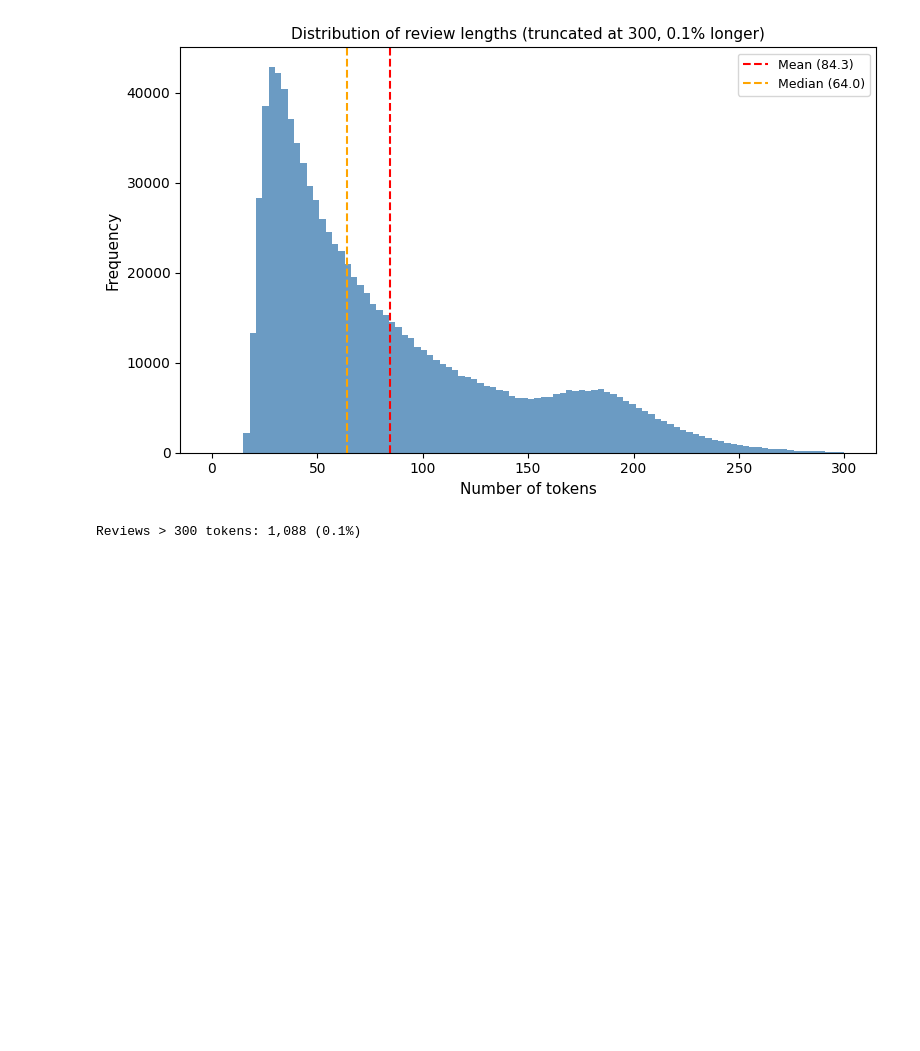
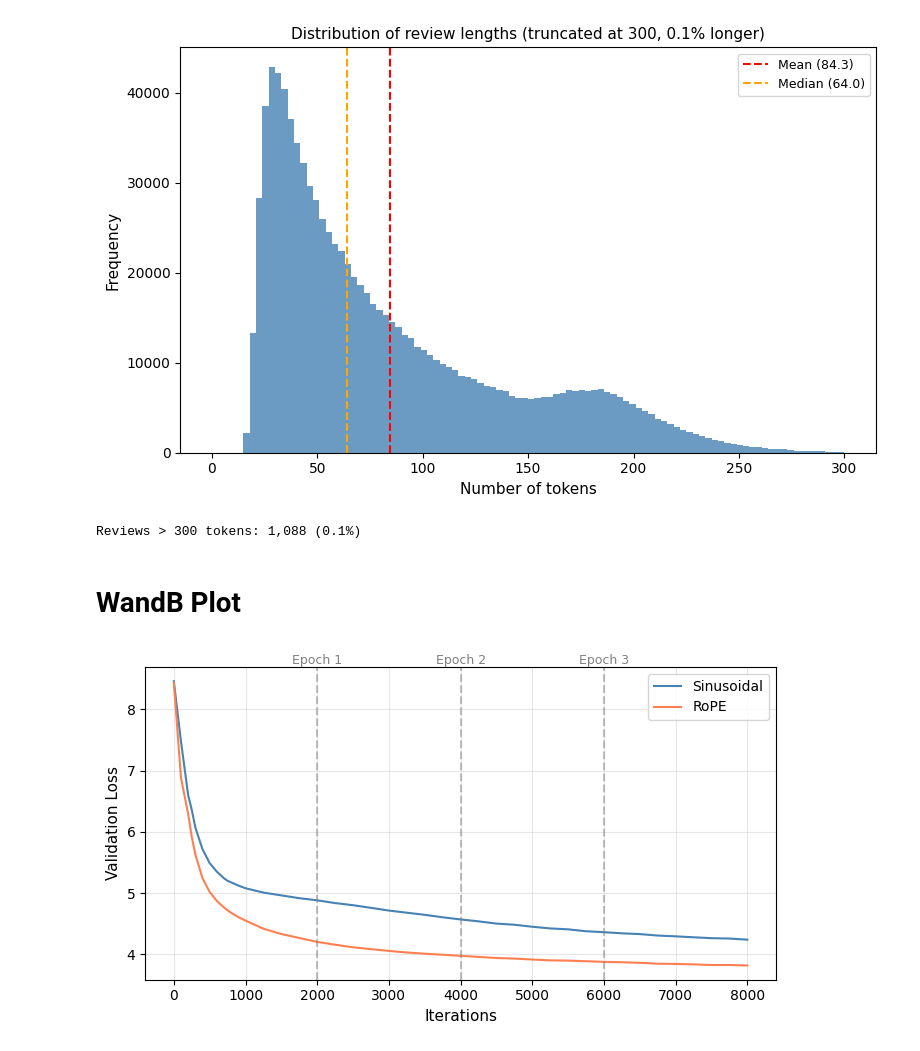
Before and after one commit to hurryman42/The-TruFiTi-Group, a Jupyter notebook: reading_models.ipynb, the cells around one changed output. Drawn from its saved outputs; the diff is of its cells as text; code cells hidden in the pictures; blank space fills up the shorter version.

```diff
--- a/reading_models.ipynb
+++ b/reading_models.ipynb
@@ -254,3 +254,40 @@ print(f"Reviews > 300 tokens: {over_300:,} ({pct_over_300:.1f}%)")
 # %% [output]
 [figure]
 Reviews > 300 tokens: 1,088 (0.1%)
+# %% [markdown]
+# WandB Plot
+# %%
+import wandb
+
+# wandb.login(key="API KEY")
+api = wandb.Api()
+run_rope = api.run("/the-trufiti-group/film-critic-lm/runs/deue2mg6")
+run_sinusoidal = api.run("/the-trufiti-group/film-critic-lm/runs/3srngmw6")
+
+history_rope = run_rope.history()
+history_sinusoidal = run_sinusoidal.history()
+# %%
+fig, ax = plt.subplots(figsize=(7, 4))
+
+ax.plot(
+    history_sinusoidal["_step"], history_sinusoidal["val_loss"], label="Sinusoidal", color="steelblue", linewidth=1.5
+)
+ax.plot(history_rope["_step"], history_rope["val_loss"], label="RoPE", color="coral", linewidth=1.5)
+
+max_iter = max(history_rope["_step"].max(), history_sinusoidal["_step"].max())
+epoch_iters = range(2000, int(max_iter) + 1, 2000)
+
+for i, epoch_iter in enumerate(epoch_iters, start=1):
+    ax.axvline(x=epoch_iter, color="gray", linestyle="--", alpha=0.5)
+    ax.text(epoch_iter, ax.get_ylim()[1], f"Epoch {i}", ha="center", va="bottom", fontsize=9, color="gray")
+
+ax.set_xlabel("Iterations", fontsize=11)
+ax.set_ylabel("Validation Loss", fontsize=11)
+ax.legend(fontsize=10)
+ax.grid(alpha=0.3)
+
+plt.tight_layout()
+plt.savefig("pos_encoding_comparison.png", dpi=150, bbox_inches="tight")
+plt.show()
+# %% [output]
+[figure, added]
```
Also changed, not shown: parts of 1 cell of this notebook, 4 other files.
